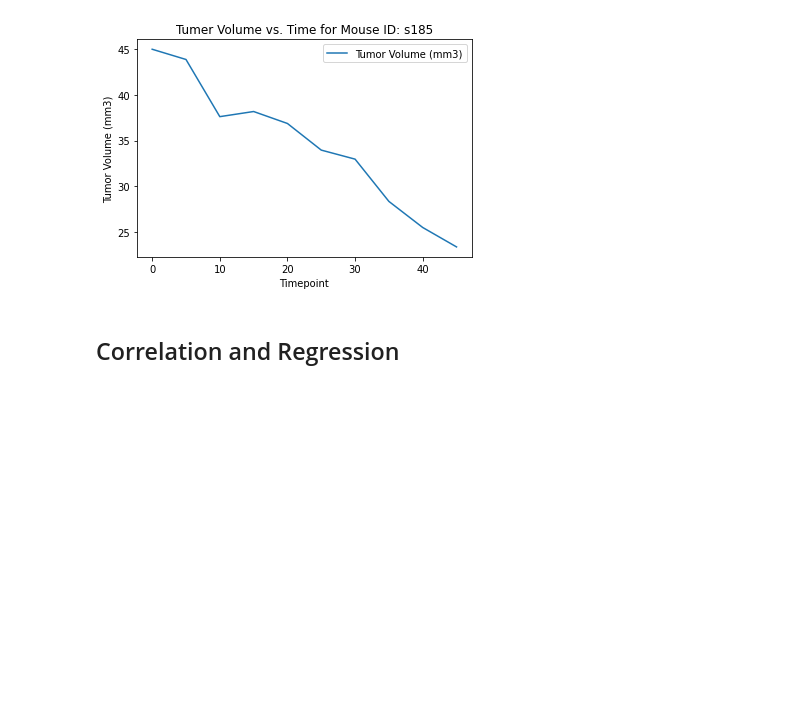
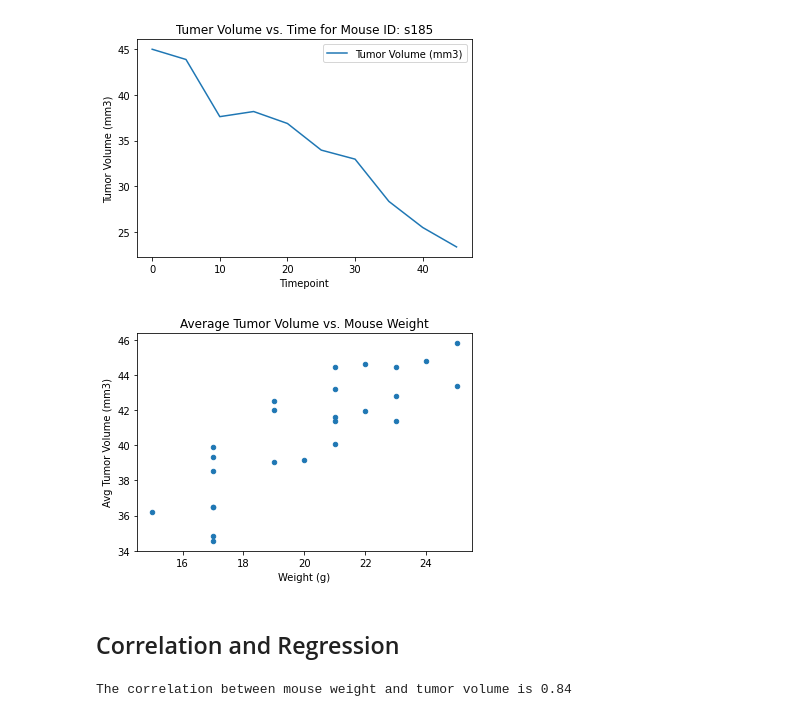
Before and after one commit to mpetersen49/matplotlib-challenge, a Jupyter notebook: pymaceuticals_starter.ipynb, the cells around one changed output. Drawn from its saved outputs; the diff is of its cells as text; code cells hidden in the pictures; blank space fills up the shorter version.

```diff
--- a/pymaceuticals_starter.ipynb
+++ b/pymaceuticals_starter.ipynb
@@ -296,8 +296,24 @@ plt.show()
 [figure]
 # %%
 # Generate a scatter plot of average tumor volume vs. mouse weight for the Capomulin regimen
+scatter_plot_group = results_cleaned.loc[results_cleaned["Drug Regimen"] == "Capomulin", :].groupby("Mouse ID")
+scatter_plot_data = scatter_plot_group.mean()
+scatter_plot_data.plot("Weight (g)", "Tumor Volume (mm3)", kind="scatter")
+plt.ylabel("Avg Tumor Volume (mm3)")
+plt.title("Average Tumor Volume vs. Mouse Weight")
+plt.show()
+# %% [output]
+[figure, added]
 # %% [markdown]
 ## Correlation and Regression
 # %%
 # Calculate the correlation coefficient and linear regression model
 # for mouse weight and average tumor volume for the Capomulin regimen
+
+weight = scatter_plot_data.loc[:, "Weight (g)"]
+volume = scatter_plot_data.loc[:, "Tumor Volume (mm3)"]
+
+correlation = st.pearsonr(weight, volume)
+print(f"The correlation between mouse weight and tumor volume is {round(correlation[0],2)}")
+# %% [output]
+The correlation between mouse weight and tumor volume is 0.84
```
Also changed, not shown: parts of 4 cells of this notebook.
